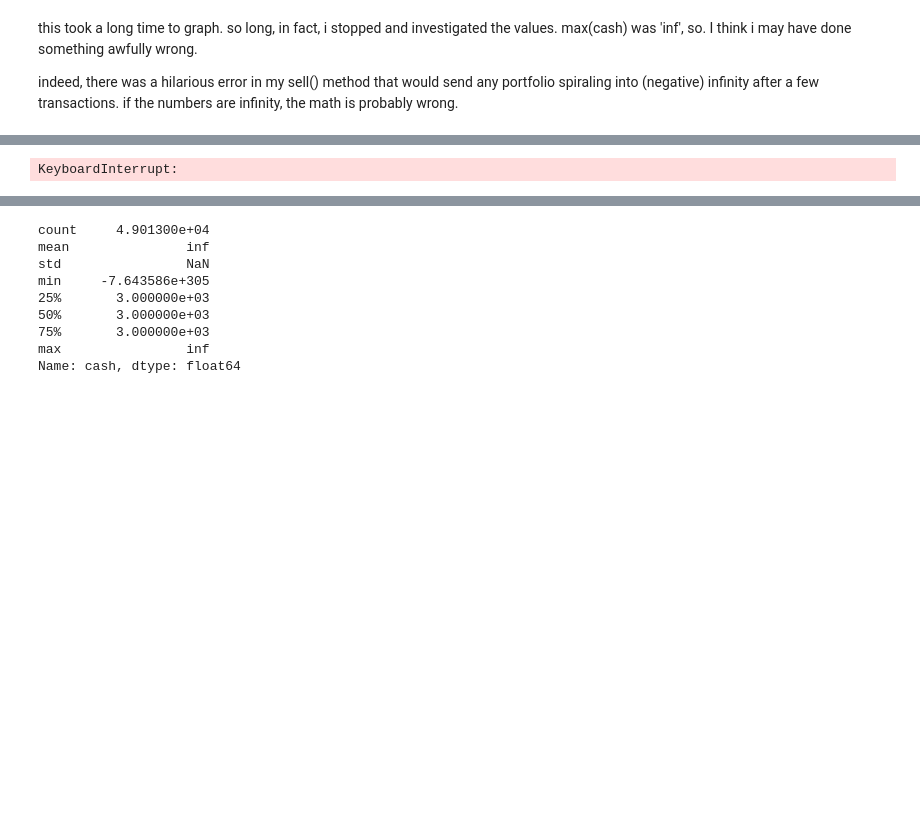
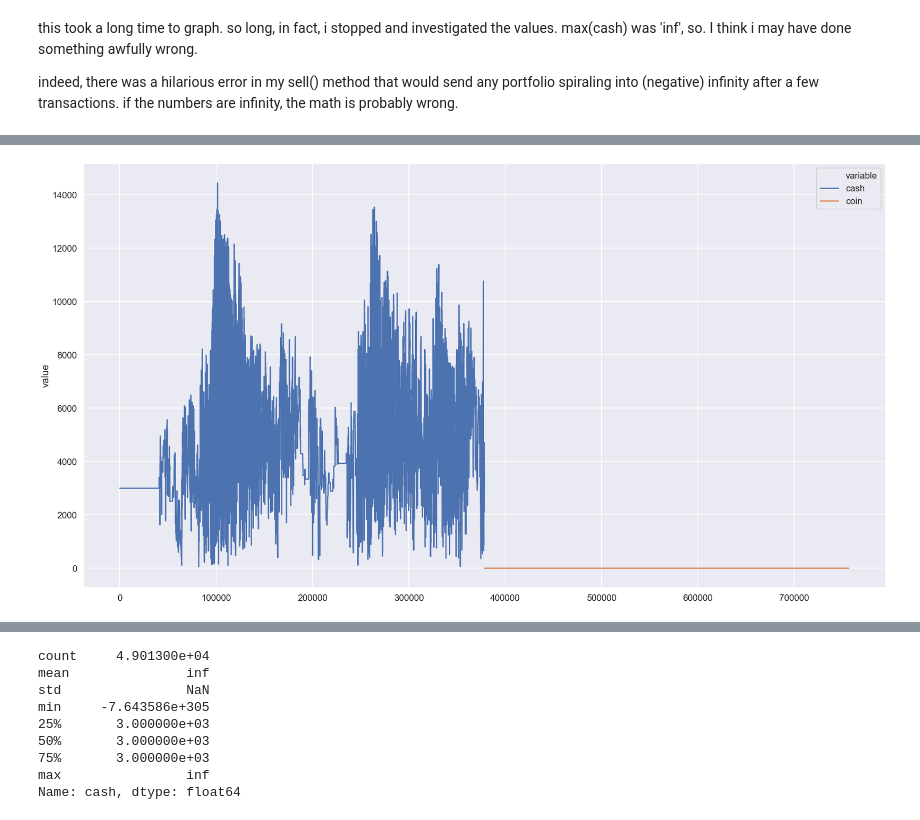
Before and after one commit to mcleverley/crypto_ppa, a Jupyter notebook: backtesting.ipynb, the cells around one changed output, grey strips where cells are left out. Saved outputs shown, nothing was run; the diff lists cells and outputs as text; code cells hidden in the pictures; blank space fills up the shorter version.

```diff
--- a/backtesting.ipynb
+++ b/backtesting.ipynb
@@ -537,11 +523,15 @@ mel.head()
 # %%
 # sub = sub.iloc[:100000]
+# this graph ran decently fast when i just used a list of ints instead of timestamps
+# with timestamps, it's not really going anywhere after 10 minutes. maybe some formatting issue
+
 sns.set(style="darkgrid", rc={'figure.figsize':(35,19)})
 sns.set_context('poster')
-mel = pd.melt(df, id_vars=['timestamp'], value_vars=['cash','coin'])
-mel.head()
+# mel = pd.melt(df, id_vars=['timestamp'], value_vars=['cash','coin'])
+# mel.head()
 # this graph is taking SO_LONG to run holy moly
-sns.lineplot(data=mel, x='timestamp', y='value', hue='variable')
+# i feel like timestamp is to blame, i'll just replace it with filler ints
+sns.lineplot(data=mel, x=nums, y='value', hue='variable')
 plt.show()
 # %% [output]
-KeyboardInterrupt:
+[figure, added]
```
Also changed, not shown: parts of 22 cells of this notebook.
